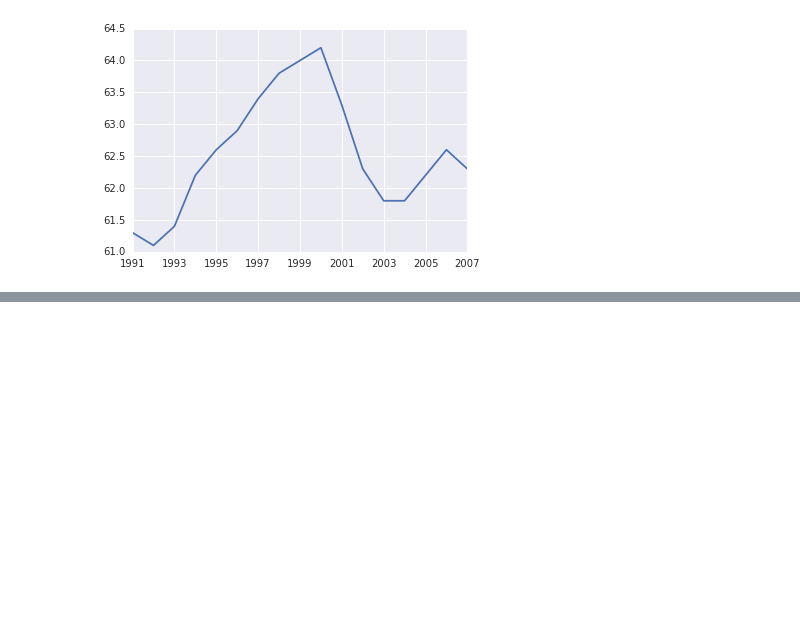
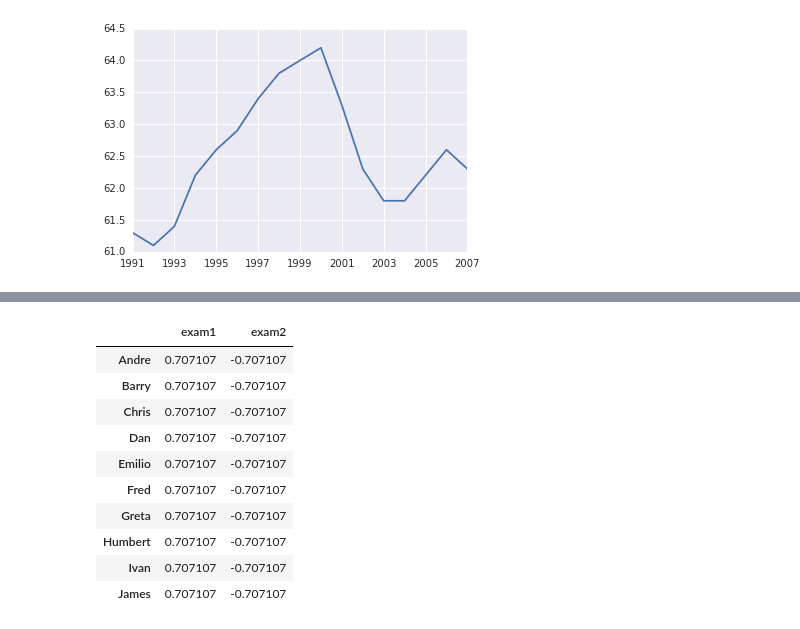
Before and after one commit to wuhao007/ud170, a Jupyter notebook: Lesson.ipynb, the cells around one changed output, grey strips where cells are left out. Drawn from its saved outputs; the diff is of its cells as text; code cells hidden in the pictures; blank space fills up the shorter version.

```diff
--- a/Lesson.ipynb
+++ b/Lesson.ipynb
@@ -508,0 +530,86 @@ print correlation(entries, cum_entries)
+# %%
+import pandas as pd
+
+# Adding using +
+if False:
+    s = pd.Series([1, 2, 3, 4])
+    df = pd.DataFrame({
+        0: [10, 20, 30, 40],
+        1: [50, 60, 70, 80],
+        2: [90, 100, 110, 120],
+        3: [130, 140, 150, 160]
+    })
+
+    print df
+    print '' # Create a blank line between outputs
+    print df + s
+
+# Adding with axis='index'
+if False:
+    s = pd.Series([1, 2, 3, 4])
+    df = pd.DataFrame({
+        0: [10, 20, 30, 40],
+        1: [50, 60, 70, 80],
+        2: [90, 100, 110, 120],
+        3: [130, 140, 150, 160]
+    })
+
+    print df
+    print '' # Create a blank line between outputs
+    print df.add(s, axis='index')
+    # The functions sub(), mul(), and div() work similarly to add()
+
+# Adding with axis='columns'
+if False:
+    s = pd.Series([1, 2, 3, 4])
+    df = pd.DataFrame({
+        0: [10, 20, 30, 40],
+        1: [50, 60, 70, 80],
+        2: [90, 100, 110, 120],
+        3: [130, 140, 150, 160]
+    })
+
+    print df
+    print '' # Create a blank line between outputs
+    print df.add(s, axis='columns')
+    # The functions sub(), mul(), and div() work similarly to add()
+
+grades_df = pd.DataFrame(
+    data={'exam1': [43, 81, 78, 75, 89, 70, 91, 65, 98, 87],
+          'exam2': [24, 63, 56, 56, 67, 51, 79, 46, 72, 60]},
+    index=['Andre', 'Barry', 'Chris', 'Dan', 'Emilio',
+           'Fred', 'Greta', 'Humbert', 'Ivan', 'James']
+)
+
+def standardize(df):
+    '''
+    Fill in this function to standardize each column of the given
+    DataFrame. To standardize a variable, convert each value to the
+    number of standard deviations it is above or below the mean.
+
+    This time, try to use vectorized operations instead of apply().
+    You should get the same results as you did before.
+    '''
+    return (df - df.mean()) / df.std(ddof=0)
+
+def standardize_rows(df):
+    '''
+    Optional: Fill in this function to standardize each row of the given
+    DataFrame. Again, try not to use apply().
+
+    This one is more challenging than standardizing each column!
+    '''
+    return df.sub(df.mean(axis='columns'), axis='index').div(df.std(axis='columns'), axis='index')
+standardize_rows(grades_df)
+# %% [output]
+|  | exam1 | exam2 |
+| Andre | 0.707107 | -0.707107 |
+| Barry | 0.707107 | -0.707107 |
+| Chris | 0.707107 | -0.707107 |
+| Dan | 0.707107 | -0.707107 |
+| Emilio | 0.707107 | -0.707107 |
+| Fred | 0.707107 | -0.707107 |
+| Greta | 0.707107 | -0.707107 |
+| Humbert | 0.707107 | -0.707107 |
+| Ivan | 0.707107 | -0.707107 |
+| James | 0.707107 | -0.707107 |
```
Also changed, not shown: parts of 6 cells of this notebook.
